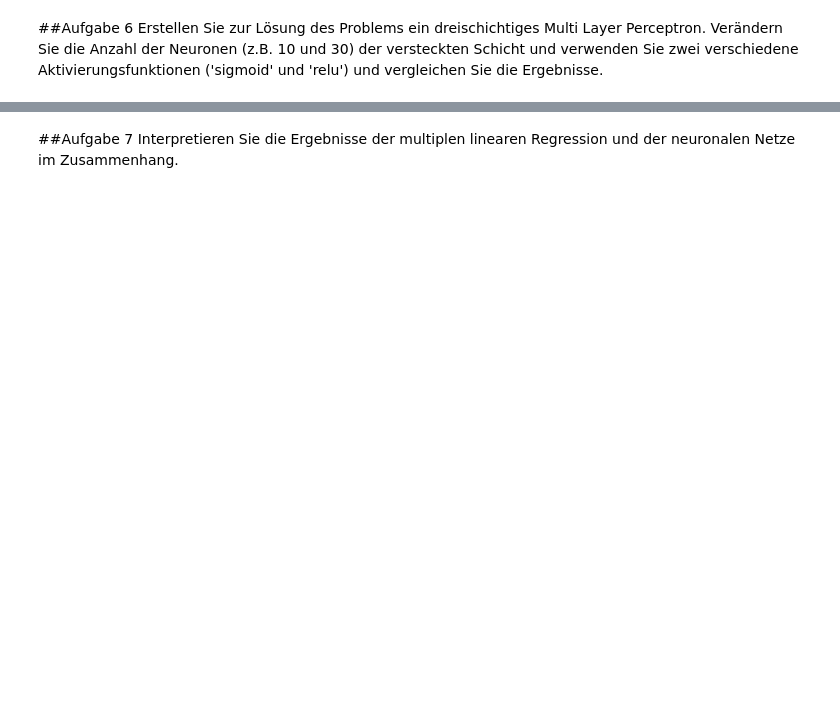
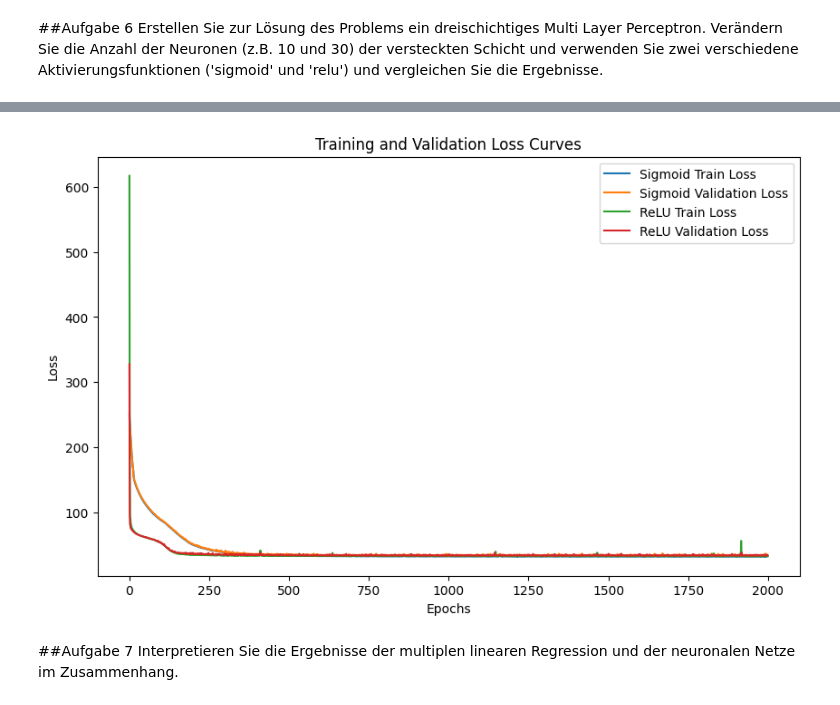
Before and after one commit to bilowizra/190503004_BilalcanGules, a Jupyter notebook: BİLALCAN_GÜLEŞ_Hausaufgabe.ipynb, the cells around one changed output, grey strips where cells are left out. Saved outputs shown, nothing was run; the diff lists cells and outputs as text; code cells hidden in the pictures; blank space fills up the shorter version.

```diff
--- a/BİLALCAN_GÜLEŞ_Hausaufgabe.ipynb
+++ b/BİLALCAN_GÜLEŞ_Hausaufgabe.ipynb
@@ -137,0 +733,12 @@ plt.legend()
+# %%
+model_sigmoid = Sequential()
+model_sigmoid.add(Dense(X_train.shape[1], input_dim=X_train.shape[1]))
+model_sigmoid.add(Dense(10, activation='sigmoid'))
+model_sigmoid.add(Dense(1))
+model_sigmoid.compile(optimizer=Adam(0.001), loss='mse')
+# %%
+history_sigmoid = model_sigmoid.fit(X_train, y_train.values,
+                                    validation_data=(X_test, y_test.values),
+                                    batch_size=256,
+                                    epochs=2000,
+                                    verbose=0)
@@ -137,0 +784,12 @@ plt.legend()
+# %%
+model_relu = Sequential()
+model_relu.add(Dense(X_train.shape[1], input_dim=X_train.shape[1]))
+model_relu.add(Dense(30, activation='relu'))
+model_relu.add(Dense(1))
+model_relu.compile(optimizer=Adam(0.001), loss='mse')
+# %%
+history_relu = model_relu.fit(X_train, y_train.values,
+                              validation_data=(X_test, y_test.values),
+                              batch_size=256,
+                              epochs=2000,
+                              verbose=0)
@@ -138,3 +836,16 @@ plt.legend()
+# %%
+plt.figure(figsize=(10, 6))
+plt.plot(history_sigmoid.history['loss'], label='Sigmoid Train Loss')
+plt.plot(history_sigmoid.history['val_loss'], label='Sigmoid Validation Loss')
+plt.plot(history_relu.history['loss'], label='ReLU Train Loss')
+plt.plot(history_relu.history['val_loss'], label='ReLU Validation Loss')
+plt.xlabel('Epochs')
+plt.ylabel('Loss')
+plt.title('Training and Validation Loss Curves')
+plt.legend()
+plt.show()
+# %% [output]
+[figure, added]
 # %% [markdown]
 ##Aufgabe 7
 Interpretieren Sie die Ergebnisse der multiplen linearen Regression und der neuronalen Netze im Zusammenhang.
```
Also changed, not shown: parts of 54 cells of this notebook.
